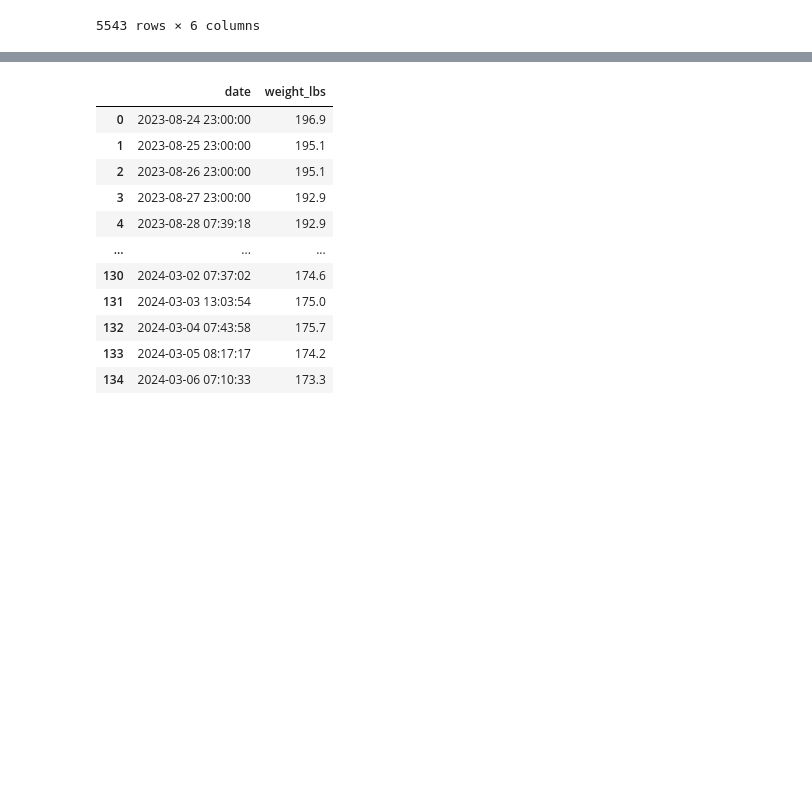
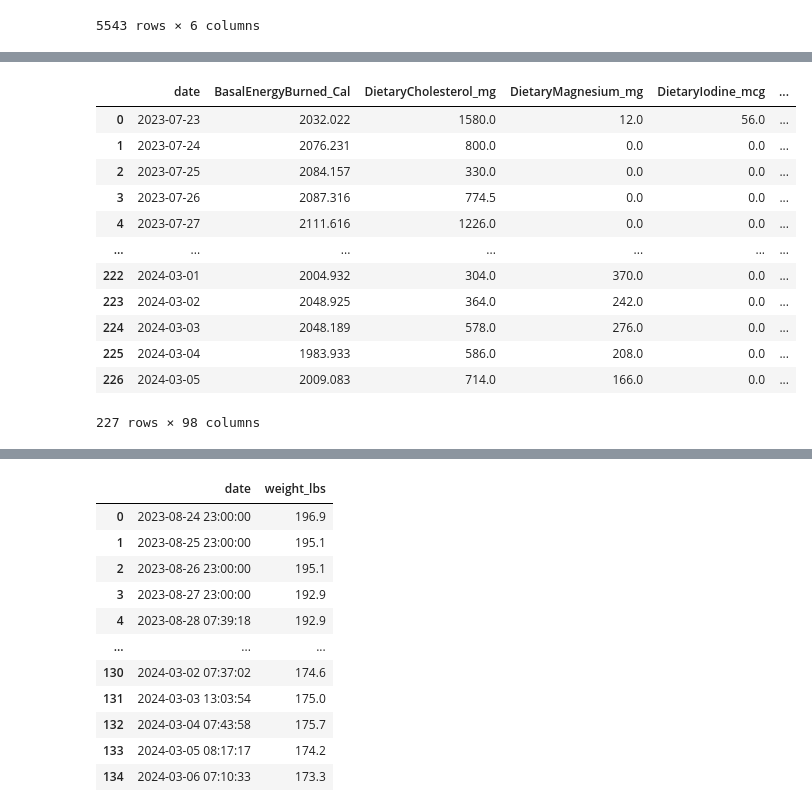
Before and after one commit to bennettandrewm/guess_my_weight, a Jupyter notebook: guess_my_weight.ipynb, the cells around one changed output, grey strips where cells are left out. Saved outputs shown, nothing was run; the diff lists cells and outputs as text; code cells hidden in the pictures; blank space fills up the shorter version.

```diff
--- a/guess_my_weight.ipynb
+++ b/guess_my_weight.ipynb
@@ -152,0 +202,26 @@ non_sleep_df
+# %%
+day = startDate
+for col in column_names:
+    for day in new_df['date']:
+        export = combined_df[(combined_df['type'] == col) & (combined_df['startDate'] == day)]['value']
+        date_index = new_df.loc[new_df['date'] == day].index[0]
+        if "/" not in col:
+            new_df.loc[date_index, col] = export.sum()
+        if "/" in col:
+            new_df.loc[date_index, col_num] = [export.mean(), export.min(), export.max()]
+# %%
+new_df
+# %% [output]
+|  | date | BasalEnergyBurned_Cal | DietaryCholesterol_mg | DietaryMagnesium_mg | DietaryIodine_mcg | ... |
+| 0 | 2023-07-23 | 2032.022 | 1580.0 | 12.0 | 56.0 | ... |
+| 1 | 2023-07-24 | 2076.231 | 800.0 | 0.0 | 0.0 | ... |
+| 2 | 2023-07-25 | 2084.157 | 330.0 | 0.0 | 0.0 | ... |
+| 3 | 2023-07-26 | 2087.316 | 774.5 | 0.0 | 0.0 | ... |
+| 4 | 2023-07-27 | 2111.616 | 1226.0 | 0.0 | 0.0 | ... |
+| ... | ... | ... | ... | ... | ... | ... |
+| 222 | 2024-03-01 | 2004.932 | 304.0 | 370.0 | 0.0 | ... |
+| 223 | 2024-03-02 | 2048.925 | 364.0 | 242.0 | 0.0 | ... |
+| 224 | 2024-03-03 | 2048.189 | 578.0 | 276.0 | 0.0 | ... |
+| 225 | 2024-03-04 | 1983.933 | 586.0 | 208.0 | 0.0 | ... |
+| 226 | 2024-03-05 | 2009.083 | 714.0 | 166.0 | 0.0 | ... |
+227 rows × 98 columns
```
Also changed, not shown: parts of 13 cells of this notebook.
